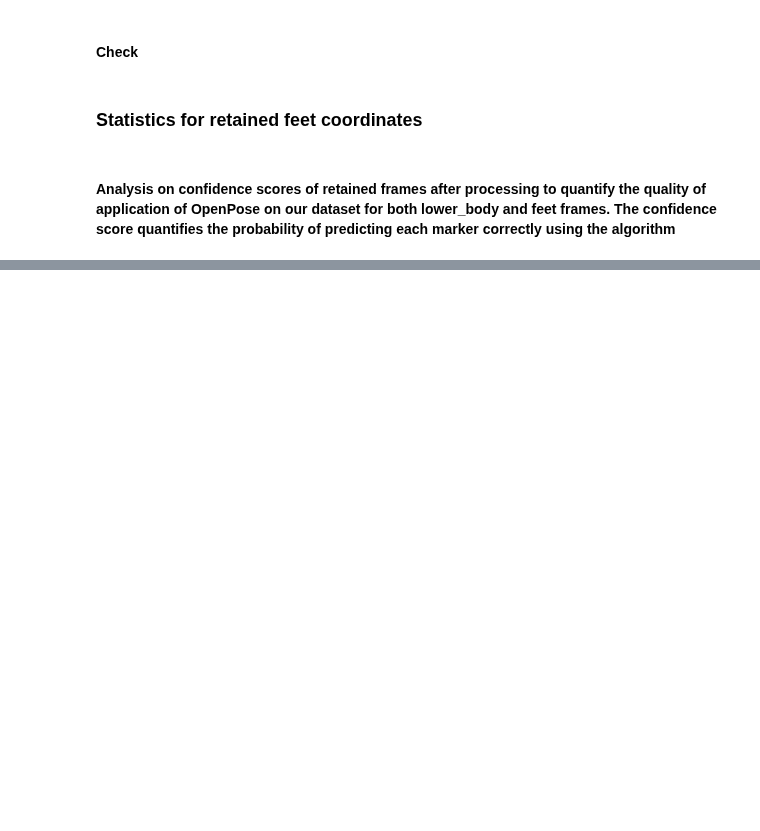
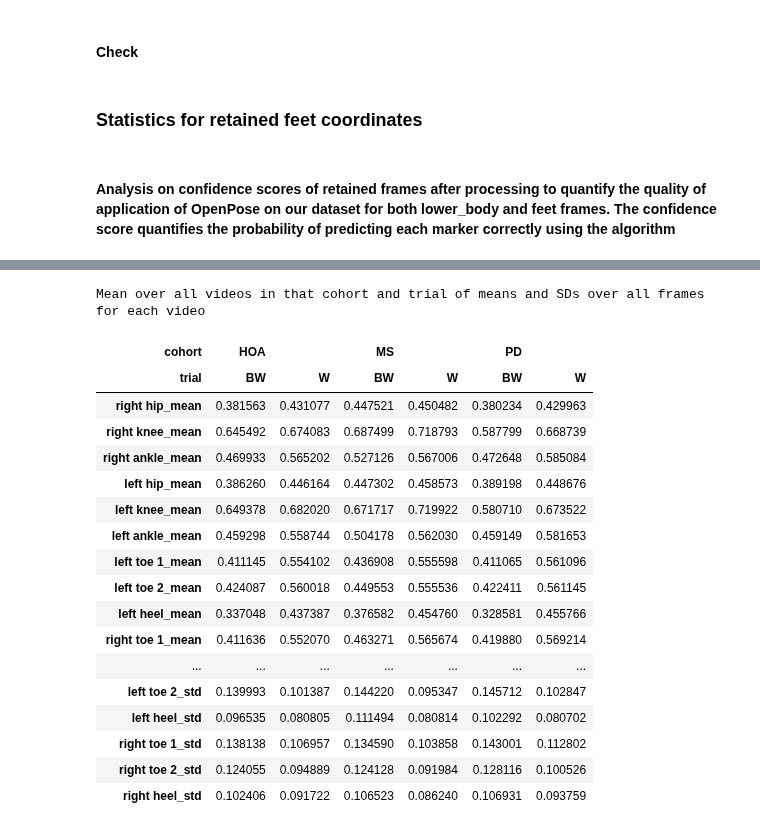
Before and after one commit to kaurrachneet6/Vision-Based-Gait-Analysis-Framework-for-Predicting-Multiple-Sclerosis, a Jupyter notebook: Data Preparation/Postprocessing2Ddata.ipynb, the cells around one changed output, grey strips where cells are left out. Saved outputs shown, nothing was run; the diff lists cells and outputs as text; code cells hidden in the pictures; blank space fills up the shorter version.

```diff
--- a/Data Preparation/Postprocessing2Ddata.ipynb
+++ b/Data Preparation/Postprocessing2Ddata.ipynb
@@ -395,0 +499,30 @@ print ('Not done count:', count_not_retained)
+# %%
+#Stats for openpose confidence scores
+stats_openpose_confidence = pd.read_csv(path+'stats_openpose_confidence_scores.csv', index_col = 0)
+rename(stats_openpose_confidence)
+print ('Mean over all videos in that cohort and trial of means and SDs over all frames for each video')
+display(stats_openpose_confidence.groupby(['cohort', 'trial']).mean().T)
+#Note that here mean = mean over all videos in that cohort and trial of mean over all frames of each video
+#= mean(mean)
+#Standard deviation = mean over all videos in that cohort and trial of SD over all frames of each video
+#= mean(SD)
+# %% [output]
+Mean over all videos in that cohort and trial of means and SDs over all frames for each video
+| cohort | HOA |  | MS |  | PD |  |
+| trial | BW | W | BW | W | BW | W |
+| right hip_mean | 0.381563 | 0.431077 | 0.447521 | 0.450482 | 0.380234 | 0.429963 |
+| right knee_mean | 0.645492 | 0.674083 | 0.687499 | 0.718793 | 0.587799 | 0.668739 |
+| right ankle_mean | 0.469933 | 0.565202 | 0.527126 | 0.567006 | 0.472648 | 0.585084 |
+| left hip_mean | 0.386260 | 0.446164 | 0.447302 | 0.458573 | 0.389198 | 0.448676 |
+| left knee_mean | 0.649378 | 0.682020 | 0.671717 | 0.719922 | 0.580710 | 0.673522 |
+| left ankle_mean | 0.459298 | 0.558744 | 0.504178 | 0.562030 | 0.459149 | 0.581653 |
+| left toe 1_mean | 0.411145 | 0.554102 | 0.436908 | 0.555598 | 0.411065 | 0.561096 |
+| left toe 2_mean | 0.424087 | 0.560018 | 0.449553 | 0.555536 | 0.422411 | 0.561145 |
+| left heel_mean | 0.337048 | 0.437387 | 0.376582 | 0.454760 | 0.328581 | 0.455766 |
+| right toe 1_mean | 0.411636 | 0.552070 | 0.463271 | 0.565674 | 0.419880 | 0.569214 |
+| ... | ... | ... | ... | ... | ... | ... |
+| left toe 2_std | 0.139993 | 0.101387 | 0.144220 | 0.095347 | 0.145712 | 0.102847 |
+| left heel_std | 0.096535 | 0.080805 | 0.111494 | 0.080814 | 0.102292 | 0.080702 |
+| right toe 1_std | 0.138138 | 0.106957 | 0.134590 | 0.103858 | 0.143001 | 0.112802 |
+| right toe 2_std | 0.124055 | 0.094889 | 0.124128 | 0.091984 | 0.128116 | 0.100526 |
+| right heel_std | 0.102406 | 0.091722 | 0.106523 | 0.086240 | 0.106931 | 0.093759 |
```
Also changed, not shown: parts of 8 cells of this notebook.
